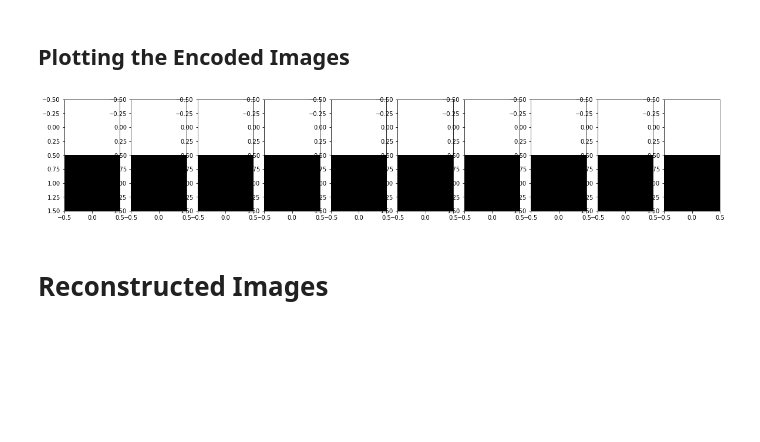
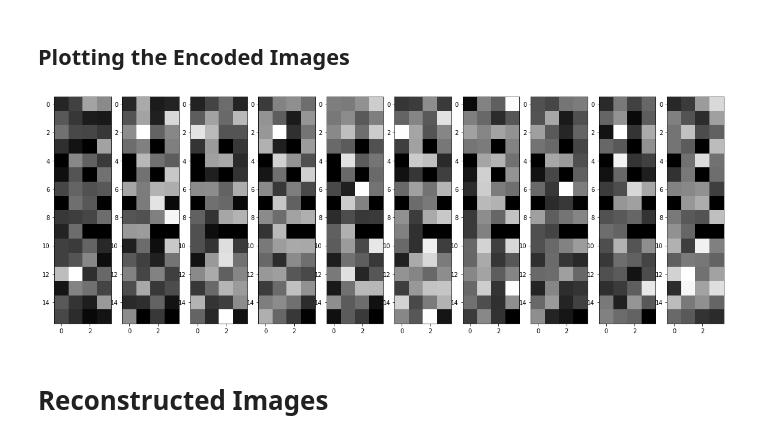
Before and after one commit to Vaibhav11002/MTech-Thesis-IITH, a Jupyter notebook: Autoencoders/AUTOENCODERS.ipynb, the cells around one changed output. Cells and saved outputs as stored; diff of their text form; code cells hidden in the pictures; blank space fills up the shorter version.

```diff
--- a/Autoencoders/AUTOENCODERS.ipynb
+++ b/Autoencoders/AUTOENCODERS.ipynb
@@ -79,7 +79,7 @@ plt.plot(X_train[0])
 # Vanilla Autoencoder Implementation
 # %%
 input_size = 784
-hidden_size = 2 #64
+hidden_size = 64
 output_size = 784
 # %%
 x = Input(shape=(input_size,))
@@ -172,13 +186,13 @@ print(enc)
 # %%
 n = 10
 plt.figure(figsize=(20, 8))
 for i in range(n):
     ax = plt.subplot(1, n, i+1)
-    plt.imshow(encoded_images[i].reshape(1, 2).T)
+    plt.imshow(encoded_images[i].reshape(4, 16).T)
     plt.gray()
 plt.show()
 # %% [output]
-[figure, old version]
+[figure, new version]
 # %% [markdown]
 # Reconstructed Images
 # %%
```
Also changed, not shown: parts of 29 cells of this notebook, 6 other files.
